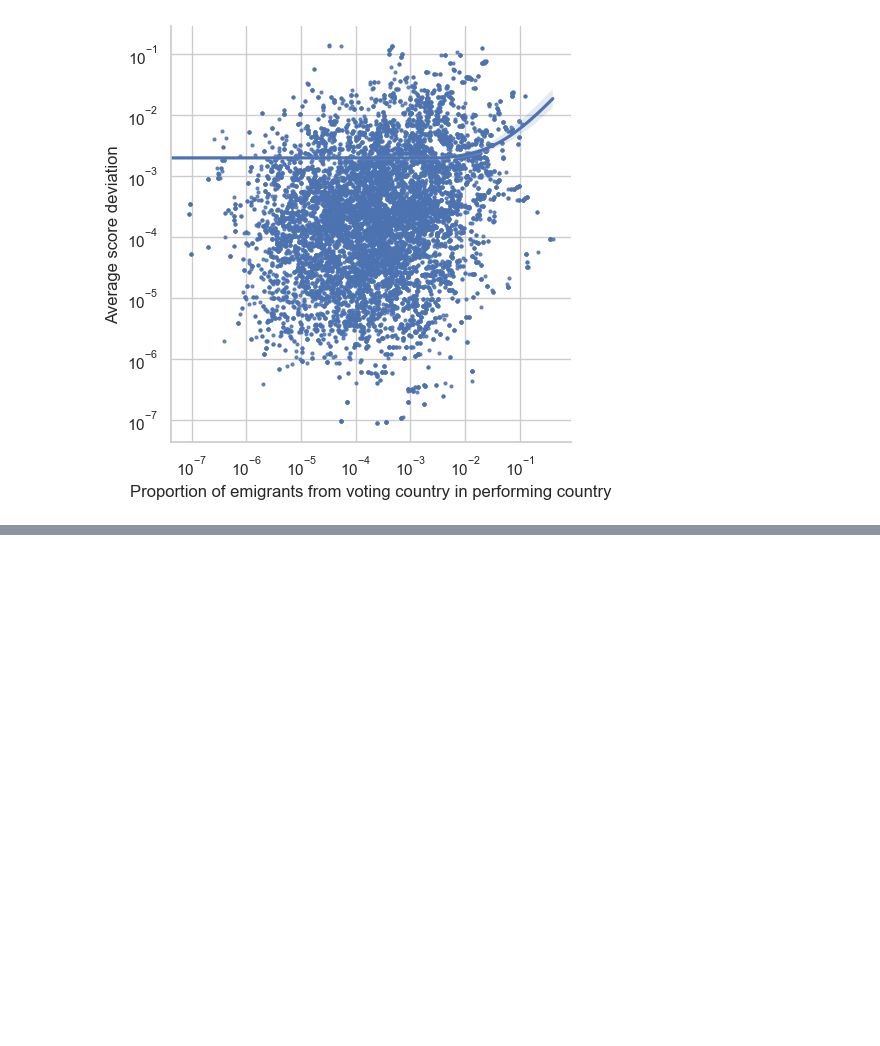
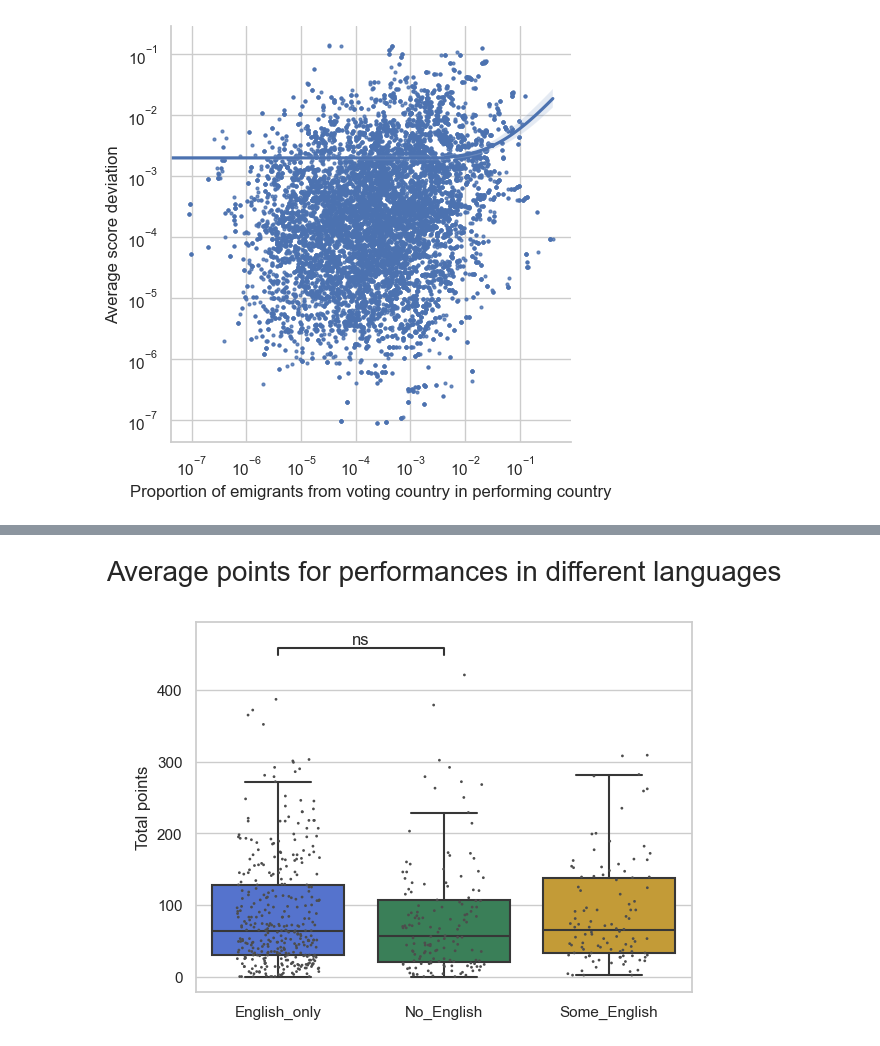
Before and after one commit to KatrionaGoldmann/Eurovision_TDS, a Jupyter notebook: eurovision/notebooks/story.ipynb, the cells around one changed output, grey strips where cells are left out. Saved outputs shown, nothing was run; the diff lists cells and outputs as text; code cells hidden in the pictures; blank space fills up the shorter version.

```diff
--- a/eurovision/notebooks/story.ipynb
+++ b/eurovision/notebooks/story.ipynb
@@ -444,0 +488,9 @@ plt.show()
+# %%
+# convert wide to long format
+df_long = df_performance[['English_only', 'No_English',	'Some_English', 'total_points']]
+
+df_long = df_long.melt(id_vars=['total_points'], var_name='language', value_name='contains_language')
+
+df_long['contains_language'] = df_long['contains_language'].astype(int)
+
+df_long.head()
@@ -444,0 +504,19 @@ plt.show()
+# %%
+import scipy.stats as stats
+from statannot import add_stat_annotation
+
+# boxplots for each language type
+ax= sns.boxplot(x='language', y='total_points', data=df_long.loc[df_long['contains_language'] > 0], palette=colours, showfliers=False)
+sns.stripplot(x='language', y='total_points', data=df_long.loc[df_long['contains_language'] > 0], jitter=0.25, size=2, color=".3", linewidth=0)
+
+plt.title('Average points for performances in different languages', fontsize=20, pad=30)
+plt.xlabel('')
+plt.ylabel('Total points')
+
+add_stat_annotation(ax, data=df_long.loc[df_long['contains_language'] > 0],x='language', y='total_points', #order=order,
+                    box_pairs=[("English_only", "No_English")],
+                    test='Mann-Whitney', text_format='star', verbose=0)
+
+plt.show()
+# %% [output]
+[figure, added]
```
Also changed, not shown: parts of 14 cells of this notebook, 2 other files.
